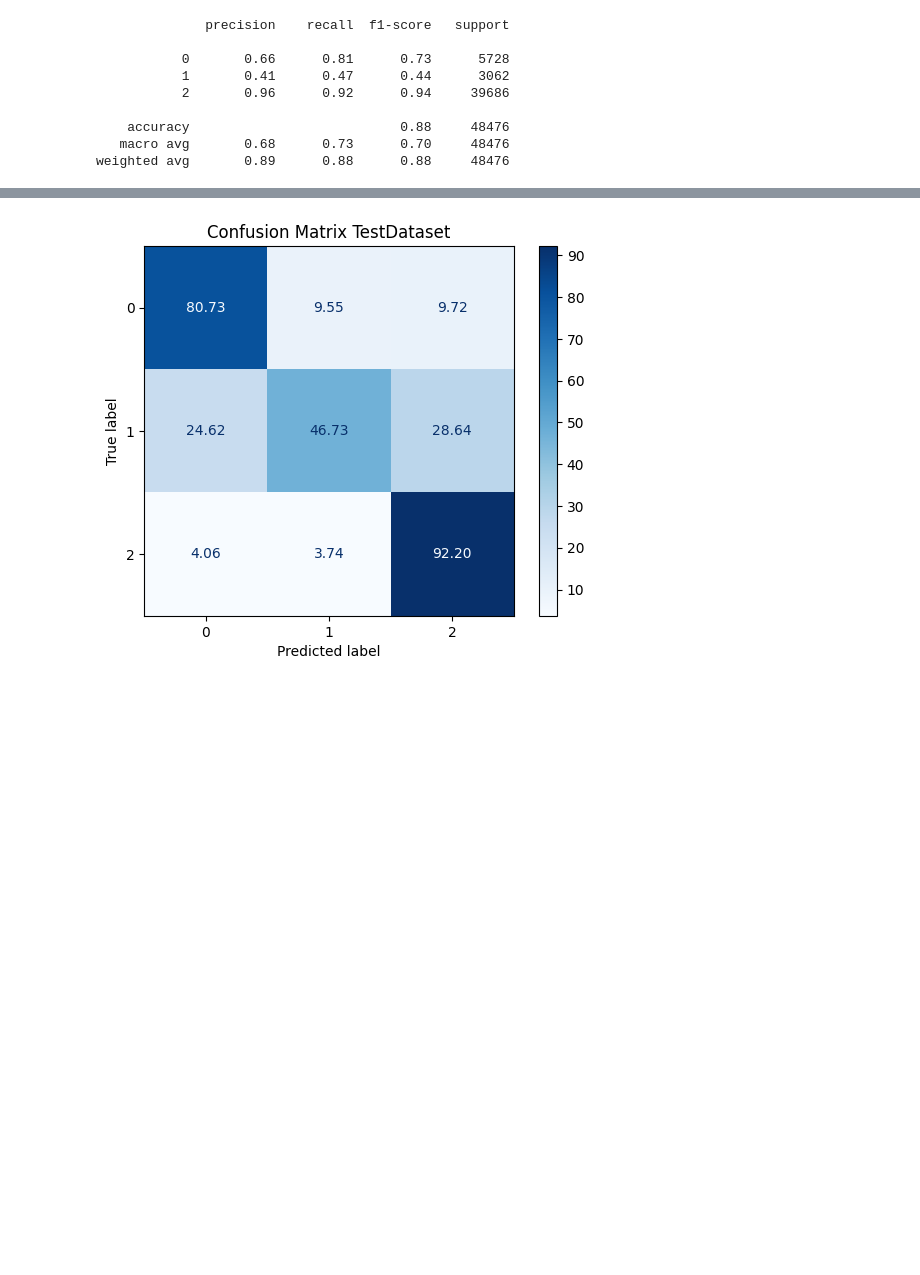
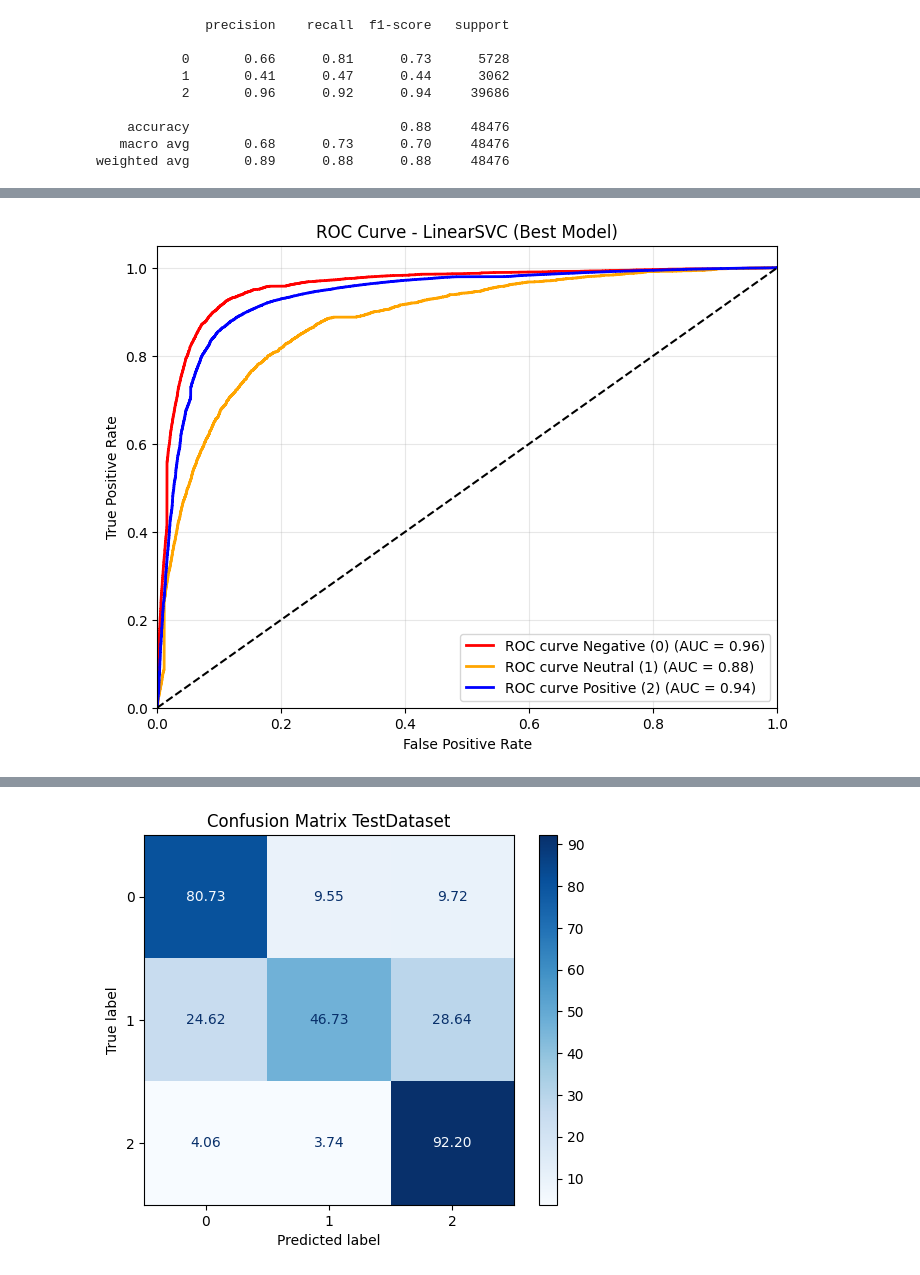
Before and after one commit to ninhdk-datasci/tiki-sentiment-analytics, a Jupyter notebook: models.ipynb, the cells around one changed output, grey strips where cells are left out. Cells and saved outputs as stored; diff of their text form; code cells hidden in the pictures; blank space fills up the shorter version.

```diff
--- a/models.ipynb
+++ b/models.ipynb
@@ -665,0 +730,39 @@ weighted avg       0.89      0.88      0.88     48476
+# %%
+import matplotlib.pyplot as plt
+from sklearn.metrics import roc_curve, auc
+from sklearn.preprocessing import label_binarize
+import numpy as np
+
+# 1. Chuẩn bị dữ liệu: Chuyển nhãn về dạng nhị phân (One-vs-Rest)
+y_test_bin = label_binarize(target_test, classes=[0, 1, 2])
+n_classes = y_test_bin.shape[1]
+
+# 2. Lấy điểm số dự đoán (Scores) từ best_pipe
+# Nếu là LinearSVC dùng decision_function, nếu là LogisticRegression dùng predict_proba
+if hasattr(best_pipe, "predict_proba"):
+    y_score = best_pipe.predict_proba(reviews_test)
+else:
+    y_score = best_pipe.decision_function(reviews_test)
+
+# 3. Vẽ biểu đồ
+plt.figure(figsize=(8, 6))
+colors = ['red', 'orange', 'blue']
+labels = ['Negative (0)', 'Neutral (1)', 'Positive (2)']
+
+for i in range(n_classes):
+    fpr, tpr, _ = roc_curve(y_test_bin[:, i], y_score[:, i])
+    roc_auc = auc(fpr, tpr)
+    plt.plot(fpr, tpr, color=colors[i], lw=2,
+             label=f'ROC curve {labels[i]} (AUC = {roc_auc:0.2f})')
+
+plt.plot([0, 1], [0, 1], 'k--', lw=1.5)
+plt.xlim([0.0, 1.0])
+plt.ylim([0.0, 1.05])
+plt.xlabel('False Positive Rate')
+plt.ylabel('True Positive Rate')
+plt.title(f'ROC Curve - {best_name} (Best Model)')
+plt.legend(loc="lower right")
+plt.grid(alpha=0.3)
+plt.show()
+# %% [output]
+[figure, added]
```
Also changed, not shown: parts of 11 cells of this notebook, 14 other files.
